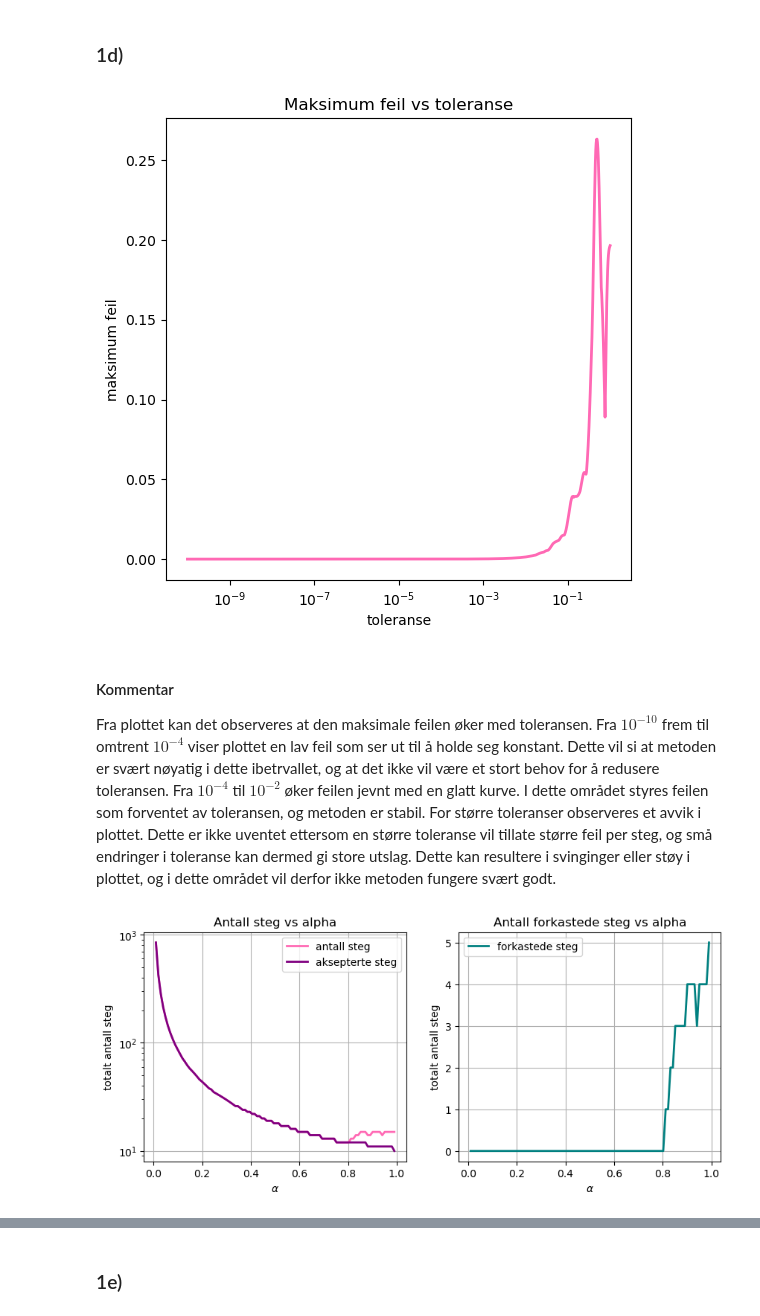
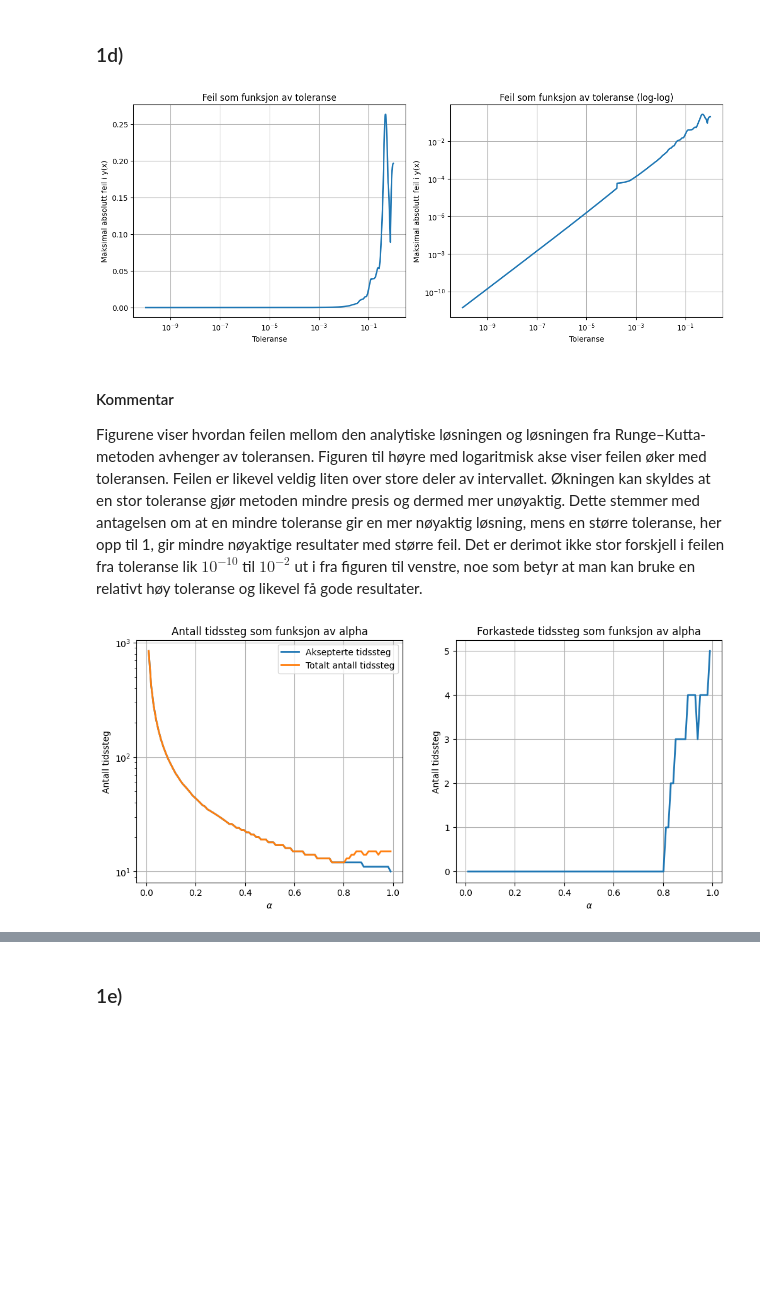
Before and after one commit to selmaberg05/TMA4320-Prosjekt3-gruppe-Andrihol-Emilyan-Selmahbe, a Jupyter notebook: Prosjekt3.ipynb, the cells around one changed output, grey strips where cells are left out. Drawn from its saved outputs; the diff is of its cells as text; code cells hidden in the pictures; blank space fills up the shorter version.

Commit message:
endringer

```diff
--- a/Prosjekt3.ipynb
+++ b/Prosjekt3.ipynb
@@ -242,32 +243,46 @@ sammenlign/lag tabell med ulike alpha og tol for å se hvor mange steg man får
 # %%
 num = 1000
 tols = np.logspace(-10, 0, num)
 x_init = 0
 x_end = 2 * np.pi
 y_init = np.array([0, 2])
 h0 = 0.1
 alpha = 0.8
 tot_error = np.zeros(num)
 
 for i, tol in enumerate(tols):
     x_vals, y_vals, h_vals, n, m = solve_rk(f, x_init, x_end, y_init, h0, tol, alpha)
 
     y1_vals = y_vals[:,0]
     tot_error[i] = np.max(np.abs(np.sin(2*x_vals) - y1_vals))
 
-plt.plot(tols, tot_error, color = "hotpink")
-plt.xlabel("toleranse")
+
+plt.figure(figsize=(12, 5))
+
+plt.subplot(1, 2, 1)
+plt.plot(tols, tot_error)
+plt.title("Feil som funksjon av toleranse")
+plt.xlabel("Toleranse")
+plt.ylabel("Maksimal absolutt feil i y(x)")
 plt.xscale("log")
-plt.ylabel("maksimum feil")
-plt.title("Maksimum feil vs toleranse")
-plt.grid()
+plt.grid(True)
+
+plt.subplot(1, 2, 2)
+plt.plot(tols, tot_error)
+plt.title("Feil som funksjon av toleranse (log-log)")
+plt.xlabel("Toleranse")
+plt.ylabel("Maksimal absolutt feil i y(x)")
+plt.xscale("log")
+plt.yscale("log")
+plt.grid(True)
+
+plt.tight_layout()
 plt.show()
 # %% [output]
-[figure, old version]
+[figure, new version]
 # %% [markdown]
 #### Kommentar
-Fra plottet kan det observeres at den maksimale feilen øker med toleransen. Fra $10^{-10}$ frem til omtrent $10^{-4}$ viser plottet en lav feil som ser ut til å holde seg konstant. Dette vil si at metoden er svært nøyatig i dette ibetrvallet, og at det ikke vil være et stort behov for å redusere toleransen.
-Fra $10^{-4}$ til $10^{-2}$ øker feilen jevnt med en glatt kurve. I dette området styres feilen som forventet av toleransen, og metoden er stabil. For større toleranser observeres et avvik i plottet. Dette er ikke uventet ettersom en større toleranse vil tillate større feil per steg, og små endringer i toleranse kan dermed gi store utslag. Dette kan resultere i svinginger eller støy i plottet, og i dette området vil derfor ikke metoden fungere svært godt.
+Figurene viser hvordan feilen mellom den analytiske løsningen og løsningen fra Runge–Kutta-metoden avhenger av toleransen. Figuren til høyre med logaritmisk akse viser feilen øker med toleransen. Feilen er likevel veldig liten over store deler av intervallet. Økningen kan skyldes at en stor toleranse gjør metoden mindre presis og dermed mer unøyaktig. Dette stemmer med antagelsen om at en mindre toleranse gir en mer nøyaktig løsning, mens en større toleranse, her opp til 1, gir mindre nøyaktige resultater med større feil. Det er derimot ikke stor forskjell i feilen fra toleranse lik $10^{-10}$ til $10^{-2}$ ut i fra figuren til venstre, noe som betyr at man kan bruke en relativt høy toleranse og likevel få gode resultater.
 # %%
 alpha_vals = np.linspace(0.01, 0.99, 100)
 x_init = 0
@@ -279,7 +294,6 @@ a_steps = []
 reject_steps = []
 
 
-
 for alpha in alpha_vals:
     x_vals, y_vals, h_vals, num_steps, accepted_steps = solve_rk(f, x_init, x_end, y_init, h0, tol, alpha)
     n_steps.append(num_steps)
@@ -289,26 +303,27 @@ for alpha in alpha_vals:
 
 reject = len(n_steps) - len(a_steps)
 
-plt.figure(figsize=(10, 4))
+plt.figure(figsize=(12, 5))
+
 plt.subplot(1, 2, 1)
-plt.plot(alpha_vals, n_steps, color = "hotpink", label = "antall steg")
-plt.plot(alpha_vals, a_steps, color = "purple", label = "aksepterte steg")
+plt.plot(alpha_vals, a_steps, label="Aksepterte tidssteg")
+plt.plot(alpha_vals, n_steps, label="Totalt antall tidssteg")
+plt.legend()
+plt.title("Antall tidssteg som funksjon av alpha")
 plt.xlabel(r"$\alpha$")
+plt.ylabel("Antall tidssteg")
 plt.yscale("log")
-plt.ylabel("totalt antall steg")
-plt.title("Antall steg vs alpha")
-plt.legend()
 plt.grid(True)
 
 plt.subplot(1, 2, 2)
-plt.plot(alpha_vals, reject_steps, label="forkastede steg", color = "teal")
+plt.plot(alpha_vals, reject_steps)
+plt.title("Forkastede tidssteg som funksjon av alpha")
 plt.xlabel(r"$\alpha$")
-plt.ylabel("totalt antall steg")
-plt.title("Antall forkastede steg vs alpha")
-plt.legend()
+plt.ylabel("Antall tidssteg")
 plt.grid(True)
+
 plt.show()
 # %% [output]
-[figure, old version]
+[figure, new version]
 # %% [markdown]
 #### Kommentar
```
Also changed, not shown: parts of 19 cells of this notebook.
